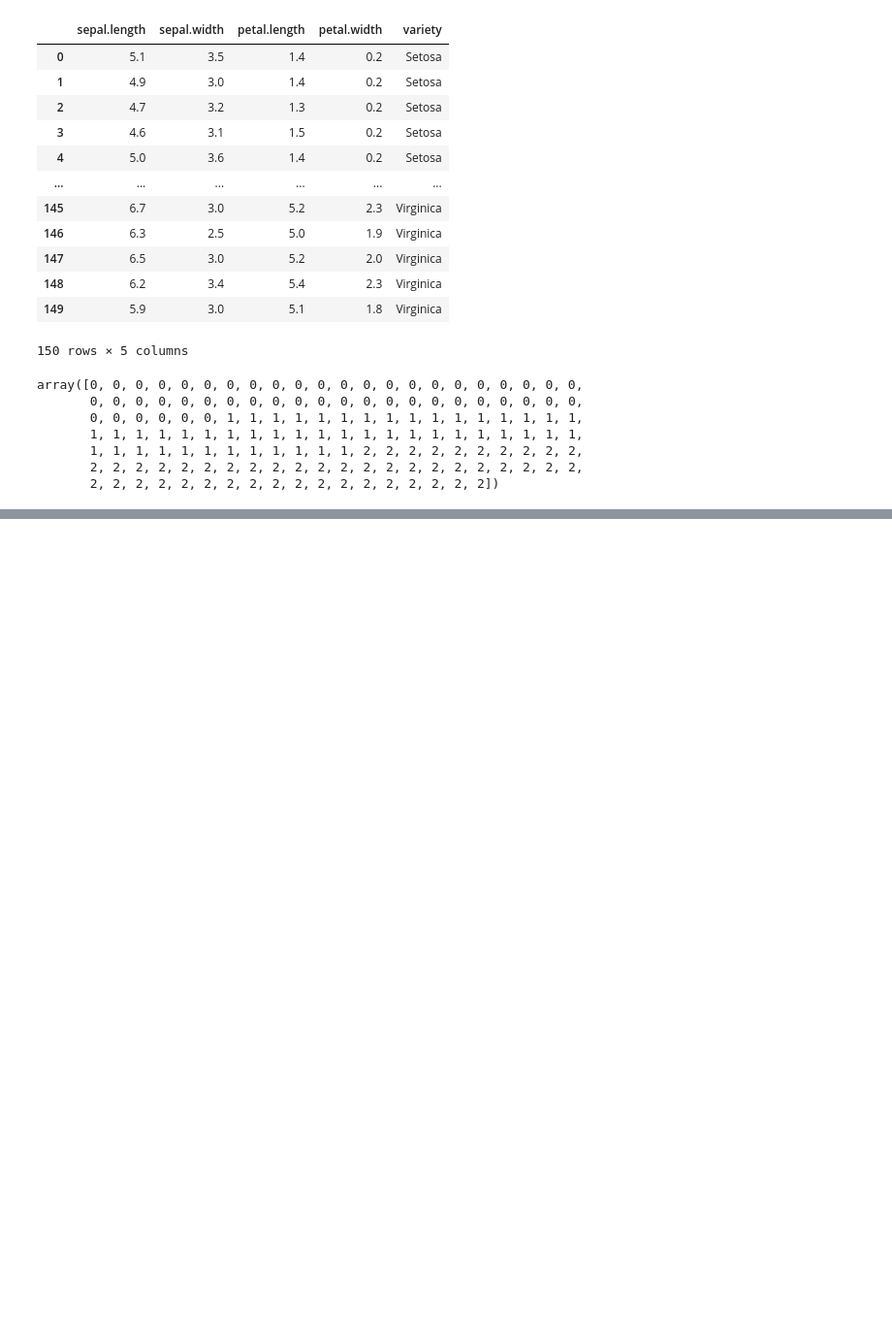
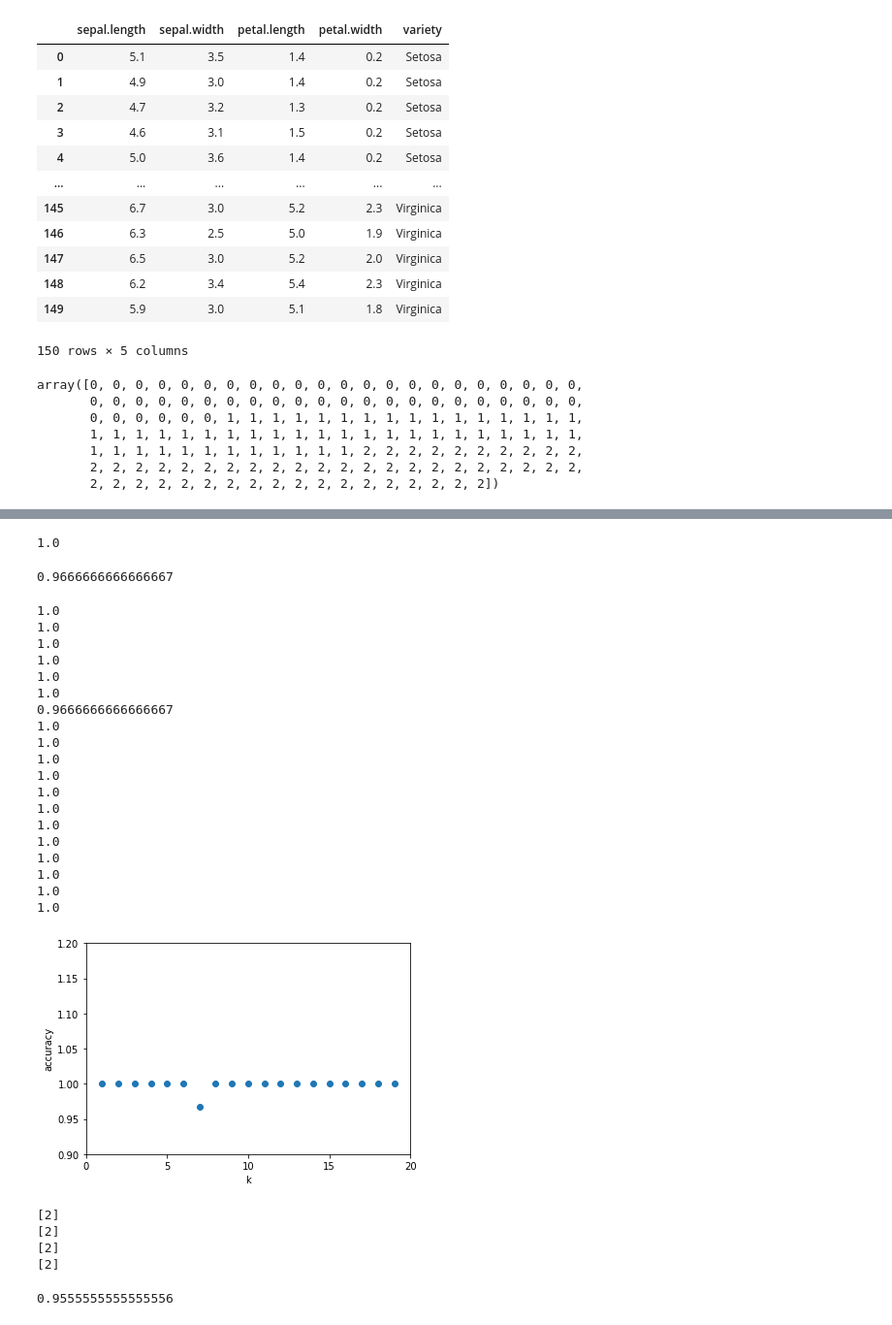
Before and after one commit to SoniaCobPac/the_bridge_bootcamp, a Jupyter notebook: week9_ML_svm_poly_norm/day3_cicd_encoding_metrics_knn_svm_nlr/knn/exercises/1.knn_exercise.ipynb, the cells around one changed output, grey strips where cells are left out. Shown: that part at 97% size. Saved outputs shown, nothing was run; the diff lists cells and outputs as text; code cells hidden in the pictures; blank space fills up the shorter version.

```diff
--- a/week9_ML_svm_poly_norm/day3_cicd_encoding_metrics_knn_svm_nlr/knn/exercises/1.knn_exercise.ipynb
+++ b/week9_ML_svm_poly_norm/day3_cicd_encoding_metrics_knn_svm_nlr/knn/exercises/1.knn_exercise.ipynb
@@ -53,4 +55,14 @@ array([0, 0, 0, 0, 0, 0, 0, 0, 0, 0, 0, 0, 0, 0, 0, 0, 0, 0, 0, 0, 0, 0,
        2, 2, 2, 2, 2, 2, 2, 2, 2, 2, 2, 2, 2, 2, 2, 2, 2, 2, 2, 2, 2, 2,
        2, 2, 2, 2, 2, 2, 2, 2, 2, 2, 2, 2, 2, 2, 2, 2, 2, 2])
 # %%
-X_train, X_test, y_train, y_test = train_test_split(X, y, test_size=0.15, random_state=42)
+X_train, X_test, y_train, y_test = train_test_split(X, encoded, test_size=0.20, random_state=42)
+# %%
+model = linear_model.LogisticRegression(max_iter=1000)
+name='knn test'
+kfold = model_selection.KFold(n_splits=10)
+
+cv_results = model_selection.cross_val_score(model, X_train, y_train, cv=kfold, scoring='accuracy')
+msg = "%s: %f %s (%f)" % (name, cv_results.mean(), "+-", cv_results.std())
+print(cv_results)
+print("----------")
+print(msg)
@@ -56,0 +74,3 @@ X_train, X_test, y_train, y_test = train_test_split(X, y, test_size=0.15, random
+# %%
+model.fit(X, encoded)
+model.score(X, encoded)
@@ -56,0 +155,12 @@ X_train, X_test, y_train, y_test = train_test_split(X, y, test_size=0.15, random
+# %%
+# k=3
+test20_k3 = accuracy_check(3)
+test20_k3
+# %% [output]
+1.0
+# %%
+# k=7
+test20_k7 = accuracy_check(7)
+test20_k7
+# %% [output]
+0.9666666666666667
@@ -56,0 +171,37 @@ X_train, X_test, y_train, y_test = train_test_split(X, y, test_size=0.15, random
+# %%
+# acierto considerando el modelo entero
+k_range = range(1, 20)
+scores = {}
+for k in k_range:
+    model = KNeighborsClassifier(n_neighbors = k)
+    model.fit(X_train, y_train)
+    scores[k] = model.score(X_test, y_test)
+    print(scores[k])
+
+plt.xlabel('k')
+plt.ylabel('accuracy')
+plt.scatter(k_range, list(scores.values()))
+plt.xticks([0,5,10,15,20])
+plt.ylim(0.90,1.2)
+plt.show()
+# %% [output]
+1.0
+1.0
+1.0
+1.0
+1.0
+1.0
+0.9666666666666667
+1.0
+1.0
+1.0
+1.0
+1.0
+1.0
+1.0
+1.0
+1.0
+1.0
+1.0
+1.0
+[figure, added]
@@ -56,0 +212,15 @@ X_train, X_test, y_train, y_test = train_test_split(X, y, test_size=0.15, random
+# %%
+print(knn_check(3, [15.7,2.8,9.5,0.1]))
+print(knn_check(3, [1.7,3.8,4.5,11.3]))
+print(knn_check(7, [15.7,2.8,9.5,0.1]))
+print(knn_check(7, [1.7,3.8,4.5,11.3]))
+# %% [output]
+[2]
+[2]
+[2]
+[2]
+# %%
+# k=3, predicción con test group para ver si es adecuada
+accuracy_check(3)
+# %% [output]
+0.9555555555555556
```
Also changed, not shown: parts of 32 cells of this notebook, 3 other files.
